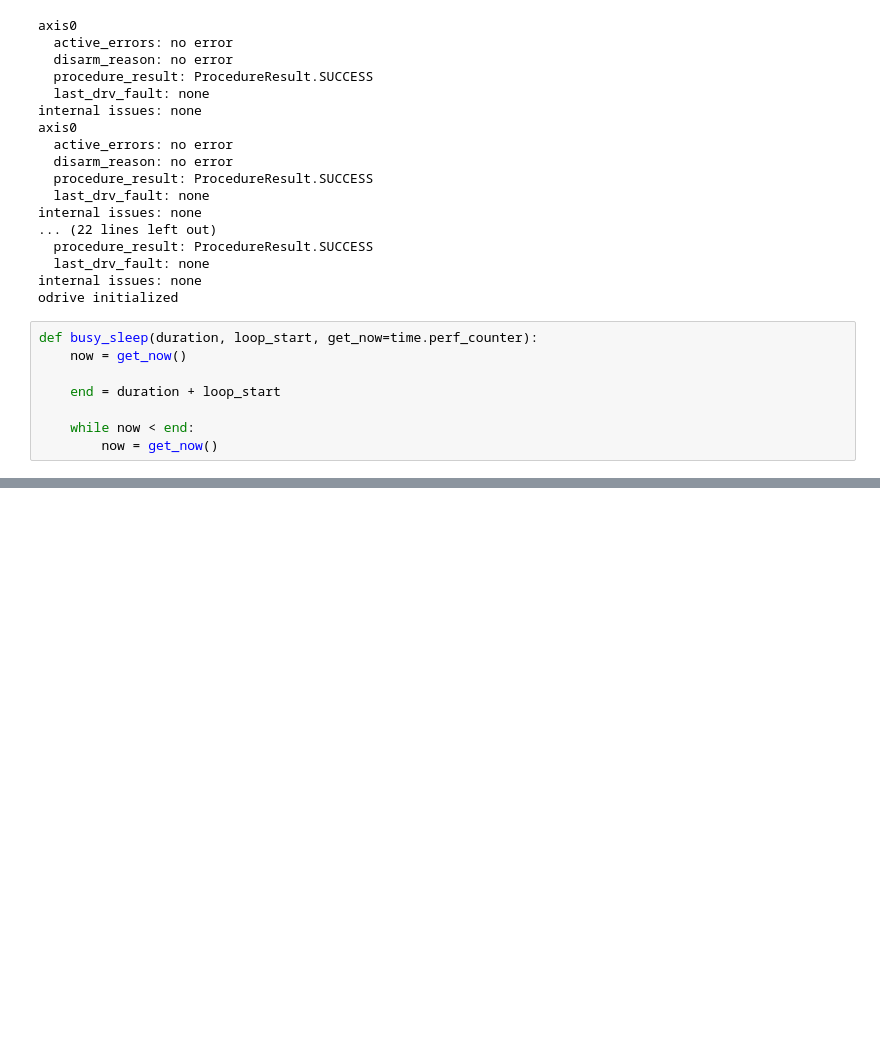
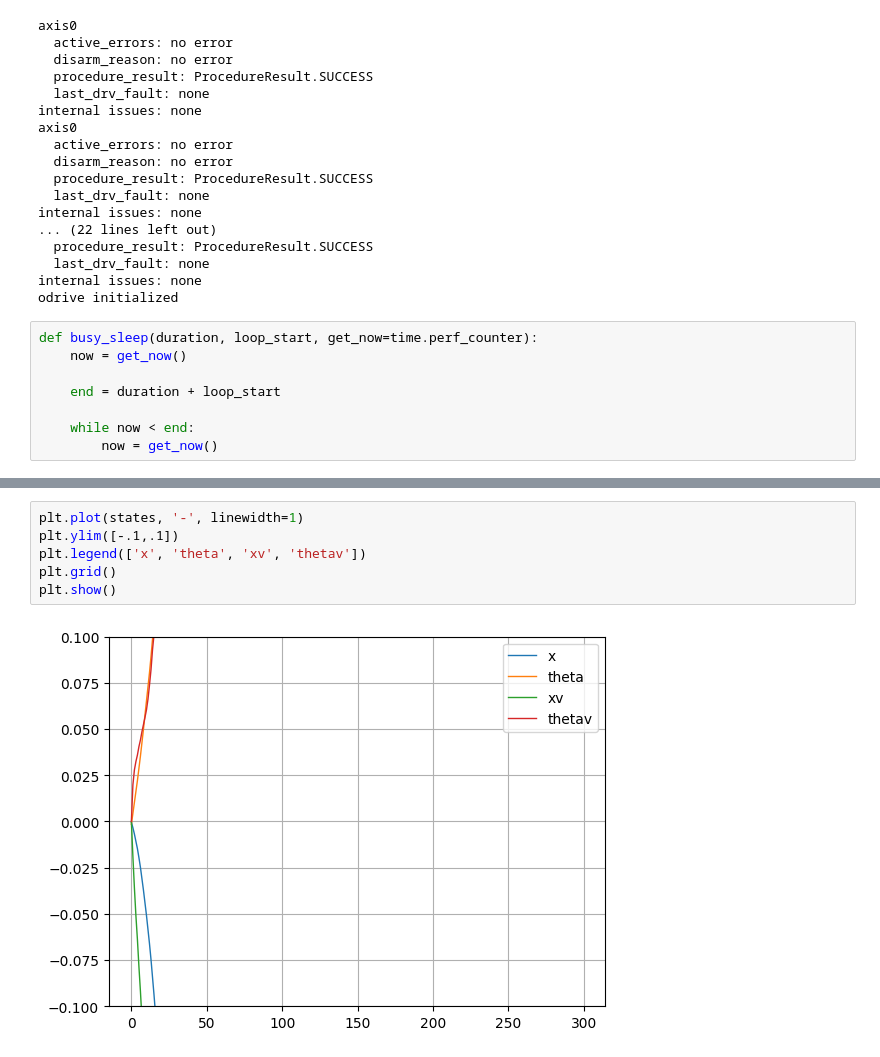
Before and after one commit to Rexlab-cartpole/Controller, a Jupyter notebook: PixelMPC.ipynb, the cells around one changed output, grey strips where cells are left out. Cells and saved outputs as stored; diff of their text form; blank space fills up the shorter version.

```diff
--- a/PixelMPC.ipynb
+++ b/PixelMPC.ipynb
@@ -133,0 +354,8 @@ np.average(np.array(task_time))
+# %%
+plt.plot(states, '-', linewidth=1)
+plt.ylim([-.1,.1])
+plt.legend(['x', 'theta', 'xv', 'thetav'])
+plt.grid()
+plt.show()
+# %% [output]
+[figure, added]
```
Also changed, not shown: parts of 20 cells of this notebook, 15 other files.
